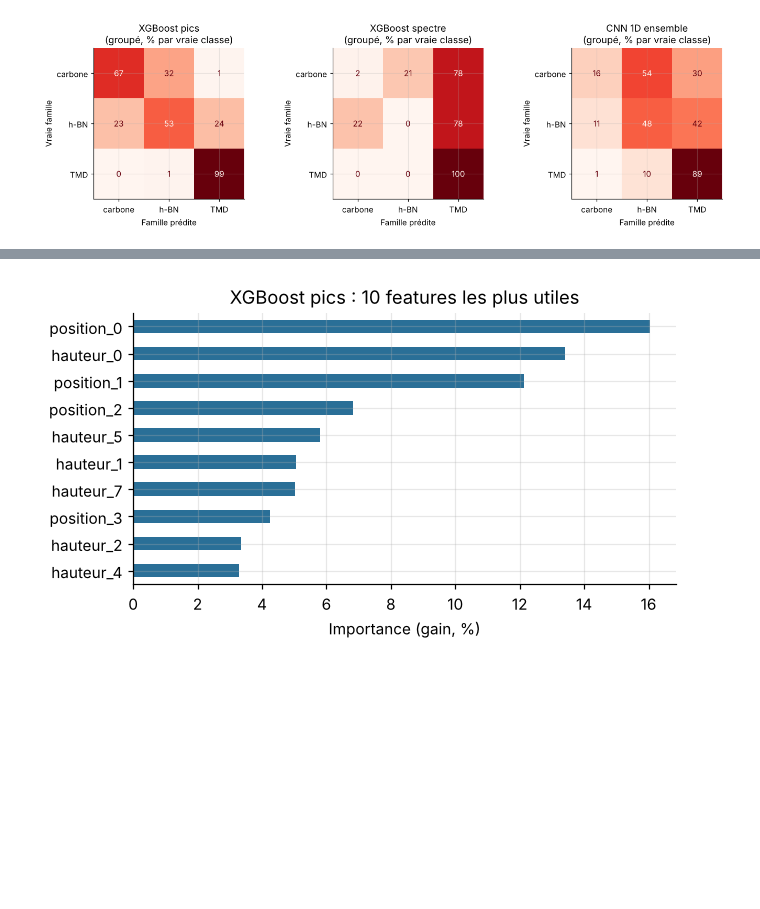
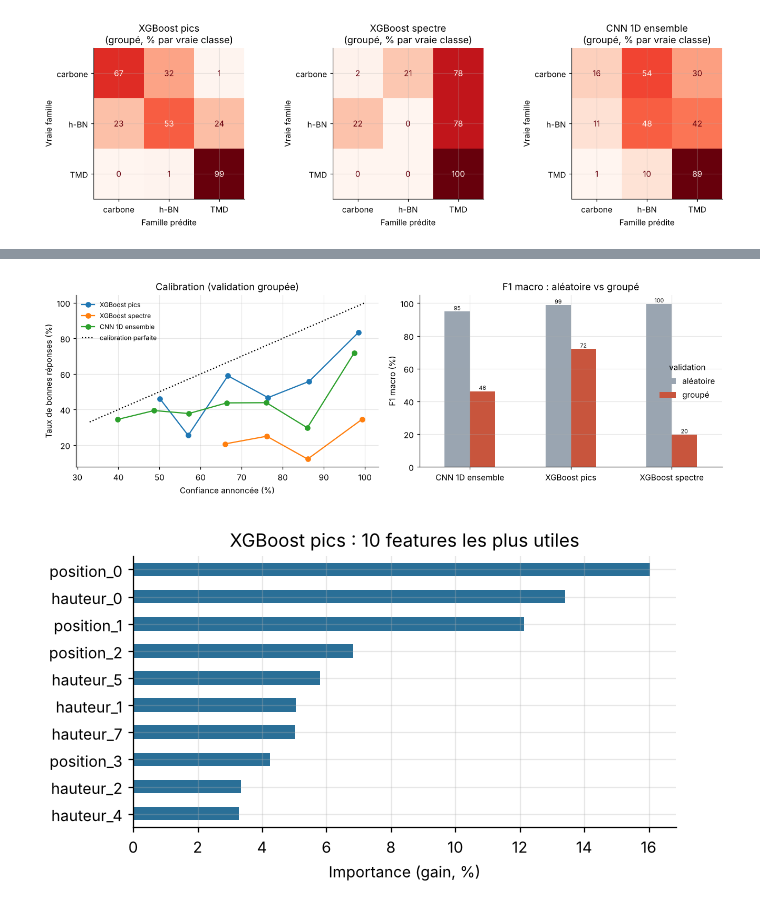
Before and after one commit to manalhdev/raman-2d-qc, a Jupyter notebook: notebooks/Modeles_Raman_v3.ipynb, the cells around one changed output, grey strips where cells are left out. Drawn from its saved outputs; the diff is of its cells as text; code cells hidden in the pictures; blank space fills up the shorter version.

```diff
--- a/notebooks/Modeles_Raman_v3.ipynb
+++ b/notebooks/Modeles_Raman_v3.ipynb
@@ -225,0 +251,19 @@ plt.tight_layout(); sauver(fig, "04_confusion_groupe"); plt.show()
+# %%
+from sklearn.metrics import precision_recall_fscore_support
+def ece(proba, y, n=10):
+    conf, pred = proba.max(1), proba.argmax(1); b = np.minimum((conf * n).astype(int), n - 1)
+    return sum(abs((pred[b == k] == y[b == k]).mean() - conf[b == k].mean()) * (b == k).mean() for k in range(n) if (b == k).any())
+def brier(proba, y): return float(((proba - np.eye(proba.shape[1])[y]) ** 2).sum(1).mean())
+
+PRF, CALIB, PROBA = [], [], {}
+for nom, fab, F in [("XGBoost pics", xgboost, FA_pics), ("XGBoost spectre", xgboost, FA_spec), ("CNN 1D ensemble", CNN, FA_spec)]:
+    for proto, plis in [("aléatoire", plis_aleatoires(yA)), ("groupé", plis_groupes(fA))]:
+        pr = predictions_hors_pli(fab, F, yA, plis, proba=True); PROBA[(nom, proto)] = pr
+        p_, r_, f_, _ = precision_recall_fscore_support(yA, pr.argmax(1), labels=[0, 1, 2], zero_division=0)
+        for k, c in enumerate(FAMILLES):
+            PRF.append(dict(modele=nom, protocole=proto, famille=c, precision=p_[k], rappel=r_[k], f1=f_[k]))
+        CALIB.append(dict(modele=nom, protocole=proto, accuracy=(pr.argmax(1) == yA).mean(), f1_macro=f_.mean(),
+                          ECE=ece(pr, yA), Brier=brier(pr, yA), confiance_moyenne=pr.max(1).mean()))
+PRF = pd.DataFrame(PRF); CALIB = pd.DataFrame(CALIB)
+display(PRF[PRF.protocole == "groupé"].pivot(index="modele", columns="famille", values=["precision", "rappel", "f1"]).round(2))
+display(CALIB.round(3))
@@ -226,3 +284,20 @@ plt.tight_layout(); sauver(fig, "04_confusion_groupe"); plt.show()
+# %%
+fig, ax = plt.subplots(1, 2, figsize=(12, 4))
+for (nom, proto), pr in PROBA.items():
+    if proto != "groupé": continue
+    conf, ok = pr.max(1), pr.argmax(1) == yA; bins = np.linspace(1/3, 1, 8); idx = np.digitize(conf, bins) - 1
+    xs = [conf[idx == k].mean() for k in range(len(bins) - 1) if (idx == k).sum() > 20]
+    ys = [ok[idx == k].mean() for k in range(len(bins) - 1) if (idx == k).sum() > 20]
+    ax[0].plot(np.array(xs) * 100, np.array(ys) * 100, marker="o", label=nom)
+ax[0].plot([33, 100], [33, 100], ls=":", c="k", label="calibration parfaite")
+ax[0].set(title="Calibration (validation groupée)", xlabel="Confiance annoncée (%)", ylabel="Taux de bonnes réponses (%)"); ax[0].legend(fontsize=8)
+G = CALIB.set_index(["modele", "protocole"])[["f1_macro", "ECE"]].unstack("protocole")
+G["f1_macro"].mul(100).plot.bar(ax=ax[1], rot=0, color=["#9aa5b1", "#c8553d"])
+ax[1].set(title="F1 macro : aléatoire vs groupé", ylabel="F1 macro (%)", xlabel="", ylim=(0, 105)); ax[1].legend(title="validation")
+for c in ax[1].containers: ax[1].bar_label(c, fmt="%.0f", fontsize=7)
+plt.tight_layout(); sauver(fig, "04b_f1_calibration"); plt.show()
+# %% [output]
+[figure, added]
 # %%
 # Ce que regarde XGBoost pics : importance des features (gain)
 m_pics = xgboost().fit(FA_pics, yA)
```
Also changed, not shown: parts of 16 cells of this notebook, 49 other files.
